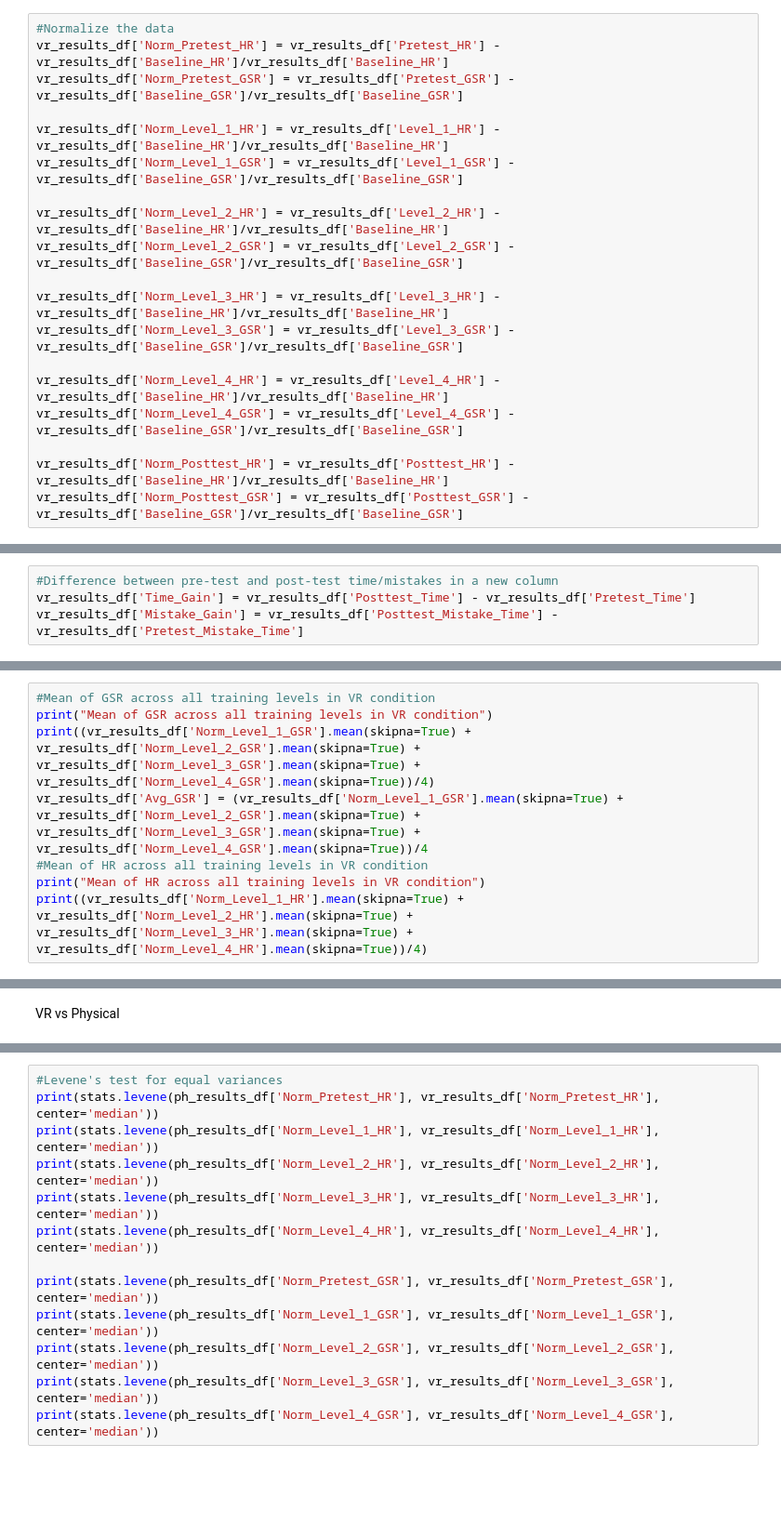
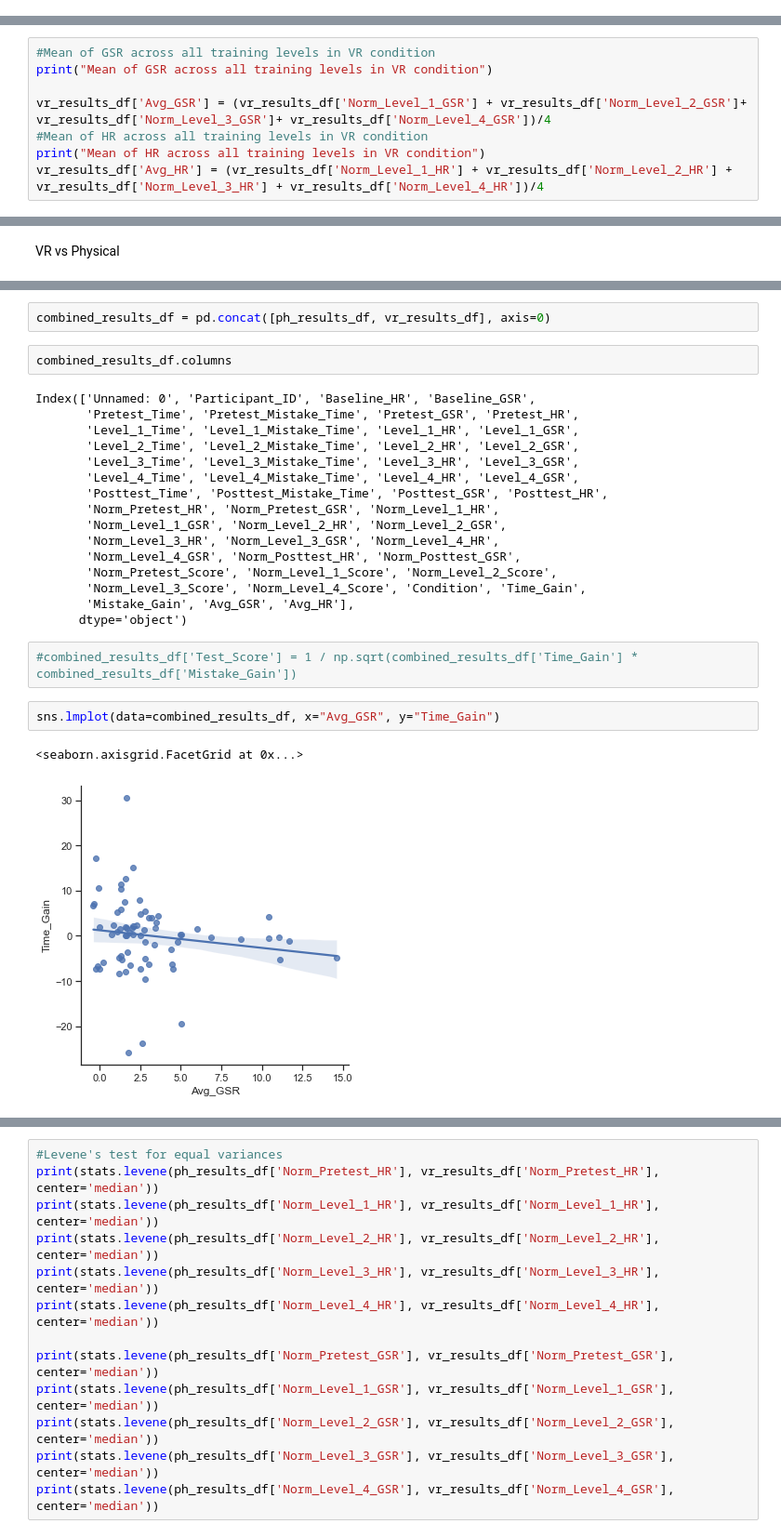
Before and after one commit to karmakomik/BuzzwireExperimentDataAnalysis, a Jupyter notebook: Dec2021ExperimentResults/iMotionsData/BuzzwireStats.ipynb, the cells around one changed output, grey strips where cells are left out. Shown at 93% size. Cells and saved outputs as stored; diff of their text form; blank space fills up the shorter version.

Commit message:
Restructured BuzzwireStats, added HRV time and frequency domain analysis code, GSR peak count detection code to BuzzwireAnalysis code.

```diff
--- a/Dec2021ExperimentResults/iMotionsData/BuzzwireStats.ipynb
+++ b/Dec2021ExperimentResults/iMotionsData/BuzzwireStats.ipynb
@@ -194,20 +267 @@ vr_results_df = pd.read_csv('finalResults_vr.csv')
-# %%
-#Normalize the data
-vr_results_df['Norm_Pretest_HR'] = vr_results_df['Pretest_HR'] - vr_results_df['Baseline_HR']/vr_results_df['Baseline_HR']
-vr_results_df['Norm_Pretest_GSR'] = vr_results_df['Pretest_GSR'] - vr_results_df['Baseline_GSR']/vr_results_df['Baseline_GSR']
-
-vr_results_df['Norm_Level_1_HR'] = vr_results_df['Level_1_HR'] - vr_results_df['Baseline_HR']/vr_results_df['Baseline_HR']
-vr_results_df['Norm_Level_1_GSR'] = vr_results_df['Level_1_GSR'] - vr_results_df['Baseline_GSR']/vr_results_df['Baseline_GSR']
-
-vr_results_df['Norm_Level_2_HR'] = vr_results_df['Level_2_HR'] - vr_results_df['Baseline_HR']/vr_results_df['Baseline_HR']
-vr_results_df['Norm_Level_2_GSR'] = vr_results_df['Level_2_GSR'] - vr_results_df['Baseline_GSR']/vr_results_df['Baseline_GSR']
-
-vr_results_df['Norm_Level_3_HR'] = vr_results_df['Level_3_HR'] - vr_results_df['Baseline_HR']/vr_results_df['Baseline_HR']
-vr_results_df['Norm_Level_3_GSR'] = vr_results_df['Level_3_GSR'] - vr_results_df['Baseline_GSR']/vr_results_df['Baseline_GSR']
-
-vr_results_df['Norm_Level_4_HR'] = vr_results_df['Level_4_HR'] - vr_results_df['Baseline_HR']/vr_results_df['Baseline_HR']
-vr_results_df['Norm_Level_4_GSR'] = vr_results_df['Level_4_GSR'] - vr_results_df['Baseline_GSR']/vr_results_df['Baseline_GSR']
-
-vr_results_df['Norm_Posttest_HR'] = vr_results_df['Posttest_HR'] - vr_results_df['Baseline_HR']/vr_results_df['Baseline_HR']
-vr_results_df['Norm_Posttest_GSR'] = vr_results_df['Posttest_GSR'] - vr_results_df['Baseline_GSR']/vr_results_df['Baseline_GSR']
 # %%
@@ -288,10 +274,6 @@ Mean of pre-test and post-test time in VR condition
 24.75 23.41
 Mean of pre-test and post-test mistake time in VR condition
 4.16 2.95
-# %%
-#Difference between pre-test and post-test time/mistakes in a new column
-vr_results_df['Time_Gain'] = vr_results_df['Posttest_Time'] - vr_results_df['Pretest_Time']
-vr_results_df['Mistake_Gain'] = vr_results_df['Posttest_Mistake_Time'] - vr_results_df['Pretest_Mistake_Time']
 # %%
 #Wilcoxon test for pre-test and post-test time
 print("Wilcoxon test for pre-test and post-test time in VR condition")
@@ -307,10 +289,10 @@ True
 # %%
 #Mean of GSR across all training levels in VR condition
 print("Mean of GSR across all training levels in VR condition")
-print((vr_results_df['Norm_Level_1_GSR'].mean(skipna=True) + vr_results_df['Norm_Level_2_GSR'].mean(skipna=True) + vr_results_df['Norm_Level_3_GSR'].mean(skipna=True) + vr_results_df['Norm_Level_4_GSR'].mean(skipna=True))/4)
-vr_results_df['Avg_GSR'] = (vr_results_df['Norm_Level_1_GSR'].mean(skipna=True) + vr_results_df['Norm_Level_2_GSR'].mean(skipna=True) + vr_results_df['Norm_Level_3_GSR'].mean(skipna=True) + vr_results_df['Norm_Level_4_GSR'].mean(skipna=True))/4
+
+vr_results_df['Avg_GSR'] = (vr_results_df['Norm_Level_1_GSR'] + vr_results_df['Norm_Level_2_GSR']+ vr_results_df['Norm_Level_3_GSR']+ vr_results_df['Norm_Level_4_GSR'])/4
 #Mean of HR across all training levels in VR condition
 print("Mean of HR across all training levels in VR condition")
-print((vr_results_df['Norm_Level_1_HR'].mean(skipna=True) + vr_results_df['Norm_Level_2_HR'].mean(skipna=True) + vr_results_df['Norm_Level_3_HR'].mean(skipna=True) + vr_results_df['Norm_Level_4_HR'].mean(skipna=True))/4)
+vr_results_df['Avg_HR'] = (vr_results_df['Norm_Level_1_HR'] + vr_results_df['Norm_Level_2_HR'] + vr_results_df['Norm_Level_3_HR'] + vr_results_df['Norm_Level_4_HR'])/4
 # %% [output]
 Mean of GSR across all training levels in VR condition
@@ -391,0 +413,27 @@ MannwhitneyuResult(statistic=829.0, pvalue=0.5357532305260525)
+# %%
+combined_results_df = pd.concat([ph_results_df, vr_results_df], axis=0)
+# %%
+combined_results_df.columns
+# %% [output]
+Index(['Unnamed: 0', 'Participant_ID', 'Baseline_HR', 'Baseline_GSR',
+       'Pretest_Time', 'Pretest_Mistake_Time', 'Pretest_GSR', 'Pretest_HR',
+       'Level_1_Time', 'Level_1_Mistake_Time', 'Level_1_HR', 'Level_1_GSR',
+       'Level_2_Time', 'Level_2_Mistake_Time', 'Level_2_HR', 'Level_2_GSR',
+       'Level_3_Time', 'Level_3_Mistake_Time', 'Level_3_HR', 'Level_3_GSR',
+       'Level_4_Time', 'Level_4_Mistake_Time', 'Level_4_HR', 'Level_4_GSR',
+       'Posttest_Time', 'Posttest_Mistake_Time', 'Posttest_GSR', 'Posttest_HR',
+       'Norm_Pretest_HR', 'Norm_Pretest_GSR', 'Norm_Level_1_HR',
+       'Norm_Level_1_GSR', 'Norm_Level_2_HR', 'Norm_Level_2_GSR',
+       'Norm_Level_3_HR', 'Norm_Level_3_GSR', 'Norm_Level_4_HR',
+       'Norm_Level_4_GSR', 'Norm_Posttest_HR', 'Norm_Posttest_GSR',
+       'Norm_Pretest_Score', 'Norm_Level_1_Score', 'Norm_Level_2_Score',
+       'Norm_Level_3_Score', 'Norm_Level_4_Score', 'Condition', 'Time_Gain',
+       'Mistake_Gain', 'Avg_GSR', 'Avg_HR'],
+      dtype='object')
+# %%
+#combined_results_df['Test_Score'] = 1 / np.sqrt(combined_results_df['Time_Gain'] * combined_results_df['Mistake_Gain'])
+# %%
+sns.lmplot(data=combined_results_df, x="Avg_GSR", y="Time_Gain")
+# %% [output]
+<seaborn.axisgrid.FacetGrid at 0x...>
+[figure, added]
```
Also changed, not shown: parts of 83 cells of this notebook, 5 other files.
